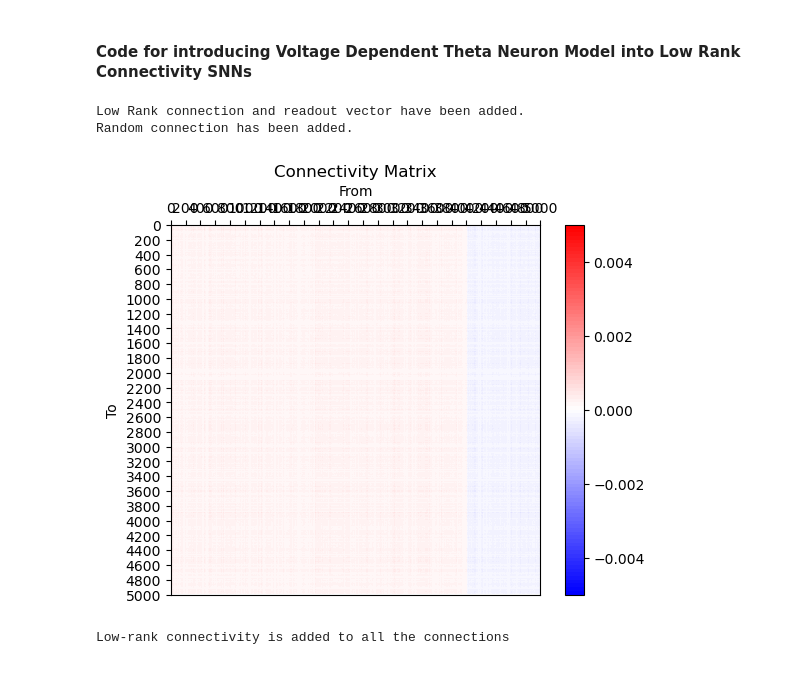
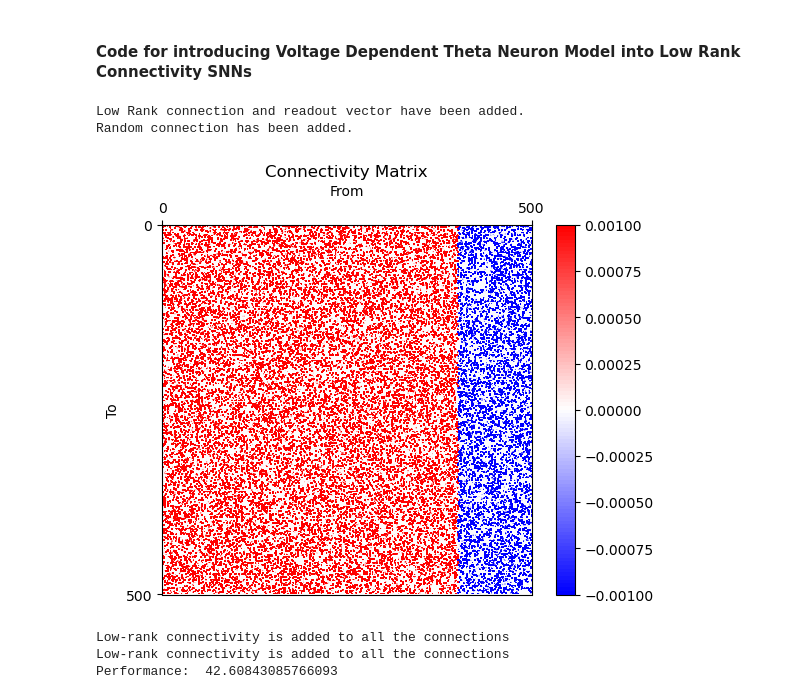
Before and after one commit to LiBinUtokyo/LowRank_ModifiedTheta_SNN, a Jupyter notebook: PYTHON/main.ipynb, the cells around one changed output. Drawn from its saved outputs; the diff is of its cells as text; code cells hidden in the pictures.

```diff
--- a/PYTHON/main.ipynb
+++ b/PYTHON/main.ipynb
@@ -21,11 +21,10 @@ class LowRankSNN:
     C1 = (2*REV_E-V_R-V_T)/(V_T-V_R)
     C2 = (2*REV_I-V_R-V_T)/(V_T-V_R)
 
-    def __init__(self,N_E=1000,N_I=200,RS= 1,IS=100,taud_E=2,taud_I=5) -> None:
+    def __init__(self,N_E=1000,N_I=200,RS= 1,taud_E=2,taud_I=5) -> None:
         self.N_E = N_E
         self.N_I = N_I
         self.RS = RS
-        self.IS = IS
         self.taud_E = taud_E
         self.taud_I = taud_I
         self.conn = np.zeros((N_E+N_I,N_E+N_I))
@@ -55,13 +54,13 @@ class LowRankSNN:
         colors = [(0, 0, 1), (1, 1, 1), (1, 0, 0)]  # 蓝 -> 白 -> 红
         cmap_name = 'gradient_div_cmap'
         gradient_cm = mcolors.LinearSegmentedColormap.from_list(cmap_name, colors, N=100)  # N=100 使渐变更加平滑
-        plt.imshow(full_w,cmap=gradient_cm,vmax=0.005,vmin=-0.005)
+        plt.imshow(full_w,cmap=gradient_cm,vmax=0.001,vmin=-0.001)
         plt.colorbar()
         plt.title('Connectivity Matrix')
         plt.xlabel('From')
-        plt.xticks(np.arange(0,len(full_w)+1,200))
+        plt.xticks(np.arange(0,len(full_w)+1,500))
         plt.ylabel('To')
-        plt.yticks(np.arange(0,len(full_w)+1,200))
+        plt.yticks(np.arange(0,len(full_w)+1,500))
         plt.gca().xaxis.set_ticks_position('top')
         plt.gca().xaxis.set_label_position('top')
         plt.show()
@@ -286,69 +285,83 @@ def Draw_Voltage(ax,data,color_data,label_data,dt,input_data):
     # ax.legend()
 # %%
 # Initialiazation
-LRSNN = LowRankSNN(N_E=4000,N_I=1000,RS= 1,IS=100,taud_E=2,taud_I=5)
+# LRSNN = LowRankSNN(N_E=4000,N_I=1000,RS= 1,taud_E=2,taud_I=5)
+# LRSNN = LowRankSNN(N_E=5000,N_I=0,RS= 1,taud_E=2,taud_I=5)
+LRSNN = LowRankSNN(N_E=400,N_I=100,RS= 1,taud_E=2,taud_I=5)
 #low rank文献的N=5000
 # Go_NoGo Task
 # Prepare the Stimuli and Readout Vector
 temp = np.random.rand(1,LRSNN.N_E+LRSNN.N_I) #Size (1,N_E) for Sti_go and nogo #这里我想试试把Low Rank加到整个网络上
 Sti_go = temp.copy()
 Sti_nogo = temp.copy()
 W_out = temp.copy()
 Sti_go[Sti_go>1/3] = 0
 Sti_nogo[Sti_nogo<1/3] = 0
 Sti_nogo[Sti_nogo>2/3] = 0
 W_out[W_out<2/3] = 0
 
 # Use Gamma Distribution to generate Stimuli and Readout Vector
-# Sti_go[Sti_go!=0] = np.random.gamma(1,1,len(np.nonzero(Sti_go)[0])) #random.gamma(shape, scale=1.0, size=None),这个地方的Gamma分布及其参数选取需要进一步讨论
-# Sti_nogo[Sti_nogo!=0] = np.random.gamma(1,1,len(np.nonzero(Sti_nogo)[0]))
-# W_out[W_out!=0] = np.random.gamma(1,1,len(np.nonzero(W_out)[0]))
-# W_out = np.transpose(W_out) #Size (N_E,1)
-# # Low Rank Connectivity (Rank = 1)
-# conn_LR = W_out*Sti_go/(LRSNN.N_E+LRSNN.N_I) # 为什么除以神经元总数?
-# # Random Connectivity
-# conn_rand = np.random.gamma(1,1,(LRSNN.N_E+LRSNN.N_I,LRSNN.N_E+LRSNN.N_I)) #这里的Gamma分布取值也需要讨论
+# mean and std of Gamma Distribution(Deside Sti_go,Sti_nogo,W_out,conn_rand)
+mu = 1
+si = 10
+b = si**2/mu
+a = mu/b
 
-# Use Folded Gaussian Distribution to generate Stimuli and Readout Vector
-std_Sti = 2. #Standerd Deviration of Stimuli
-std_Wout = 2. #Standerd Deviration of readout matrix
-Sti_go[Sti_go!=0] = np.abs(np.random.normal(0,std_Sti,len(np.nonzero(Sti_go)[0])))
-Sti_nogo[Sti_nogo!=0] = np.abs(np.random.normal(0,std_Sti,len(np.nonzero(Sti_nogo)[0])))
-W_out[W_out!=0] = np.abs(np.random.normal(0,std_Wout,len(np.nonzero(W_out)[0])))
-W_out = np.transpose(W_out) #Size (N,1)
+Sti_go[Sti_go!=0] = np.random.gamma(a,b,len(np.nonzero(Sti_go)[0])) #random.gamma(shape(a), scale(b)=1.0, size=None),这个地方的Gamma分布及其参数选取需要进一步讨论
+Sti_nogo[Sti_nogo!=0] = np.random.gamma(a,b,len(np.nonzero(Sti_nogo)[0]))
+W_out[W_out!=0] = np.random.gamma(a,b,len(np.nonzero(W_out)[0]))
+W_out = np.transpose(W_out) #Size (N_E,1)
+# Low Rank Connectivity (Rank = 1)
+conn_LR = W_out*Sti_go/(LRSNN.N_E+LRSNN.N_I) # 为什么除以神经元总数?
+# Random Connectivity
+conn_rand = np.random.gamma(a,b,(LRSNN.N_E+LRSNN.N_I,LRSNN.N_E+LRSNN.N_I)) #这里的Gamma分布取值也需要讨论
 
-conn_LR = W_out*Sti_go/(LRSNN.N_E+LRSNN.N_I) # 为什么除以神经元总数? # Low Rank Connectivity (Rank = 1)
-conn_rand = np.abs(np.random.normal(0,1/(LRSNN.N_E+LRSNN.N_I),(LRSNN.N_E+LRSNN.N_I,LRSNN.N_E+LRSNN.N_I))) # Random Connectivity
+# # Use Folded Gaussian Distribution to generate Stimuli and Readout Vector
+# std_Sti = 2. #Standerd Deviration of Stimuli
+# std_Wout = 2. #Standerd Deviration of readout matrix
+# Sti_go[Sti_go!=0] = np.abs(np.random.normal(0,std_Sti,len(np.nonzero(Sti_go)[0])))
+# Sti_nogo[Sti_nogo!=0] = np.abs(np.random.normal(0,std_Sti,len(np.nonzero(Sti_nogo)[0])))
+# W_out[W_out!=0] = np.abs(np.random.normal(0,std_Wout,len(np.nonzero(W_out)[0])))
+# W_out = np.transpose(W_out) #Size (N,1)
+
+# conn_LR = W_out*Sti_go/(LRSNN.N_E+LRSNN.N_I) # 为什么除以神经元总数? # Low Rank Connectivity (Rank = 1)
+# conn_rand = np.abs(np.random.normal(0,1/(LRSNN.N_E+LRSNN.N_I),(LRSNN.N_E+LRSNN.N_I,LRSNN.N_E+LRSNN.N_I))) # Random Connectivity
 
 m = W_out #m = Wout
 n = Sti_go #n = Stigo
 
 # Assemble the Network
 LRSNN.add_lowrank(conn_LR, W_out)
 LRSNN.add_random(conn_rand)
 # Show the Network information before simulaiton
 LRSNN.show_conn()
 # %% [output]
 Low Rank connection and readout vector have been added.
 Random connection has been added.
-[figure, old version]
+[figure, new version]
 # %%
 dt = 0.01 #(ms/step)
 T_pre = 5 # length of time before sti (ms)
 T_sti = 10 # length of time for sti (ms)
 T_after = 15 # length of time after sti (ms)
 T = T_pre+T_sti+T_after # length of Period time (ms): 30ms
+IS = 1 #Input Strength
 
 Input_go = np.zeros((LRSNN.N_E+LRSNN.N_I,int(T/dt))) #size:(N,time)
-Input_go[:,int(T_pre/dt):int((T_pre+T_sti)/dt)] = Sti_go.T
+Input_go[:,int(T_pre/dt):int((T_pre+T_sti)/dt)] = IS*Sti_go.T
 Input_nogo = np.zeros((LRSNN.N_E+LRSNN.N_I,int(T/dt)))
-Input_nogo[:,int(T_pre/dt):int((T_pre+T_sti)/dt)] = Sti_nogo.T
+Input_nogo[:,int(T_pre/dt):int((T_pre+T_sti)/dt)] = IS*Sti_nogo.T
 
 # Simulation
 Out_go, V_go, g_go, spk_go = LRSNN.simulate(dt,Input_go)
 Out_nogo, V_nogo, g_nogo, spk_nogo = LRSNN.simulate(dt,Input_nogo)
+
+prop = max(Out_go)/max(Out_nogo)
+print('Performance: ', prop[0])
 # %% [output]
 Low-rank connectivity is added to all the connections
+Low-rank connectivity is added to all the connections
+Performance:  42.60843085766093
 # %%
 # Draw the results
 color_Go = '#1C63A9'
```
Also changed, not shown: parts of 8 cells of this notebook, 17 other files.
